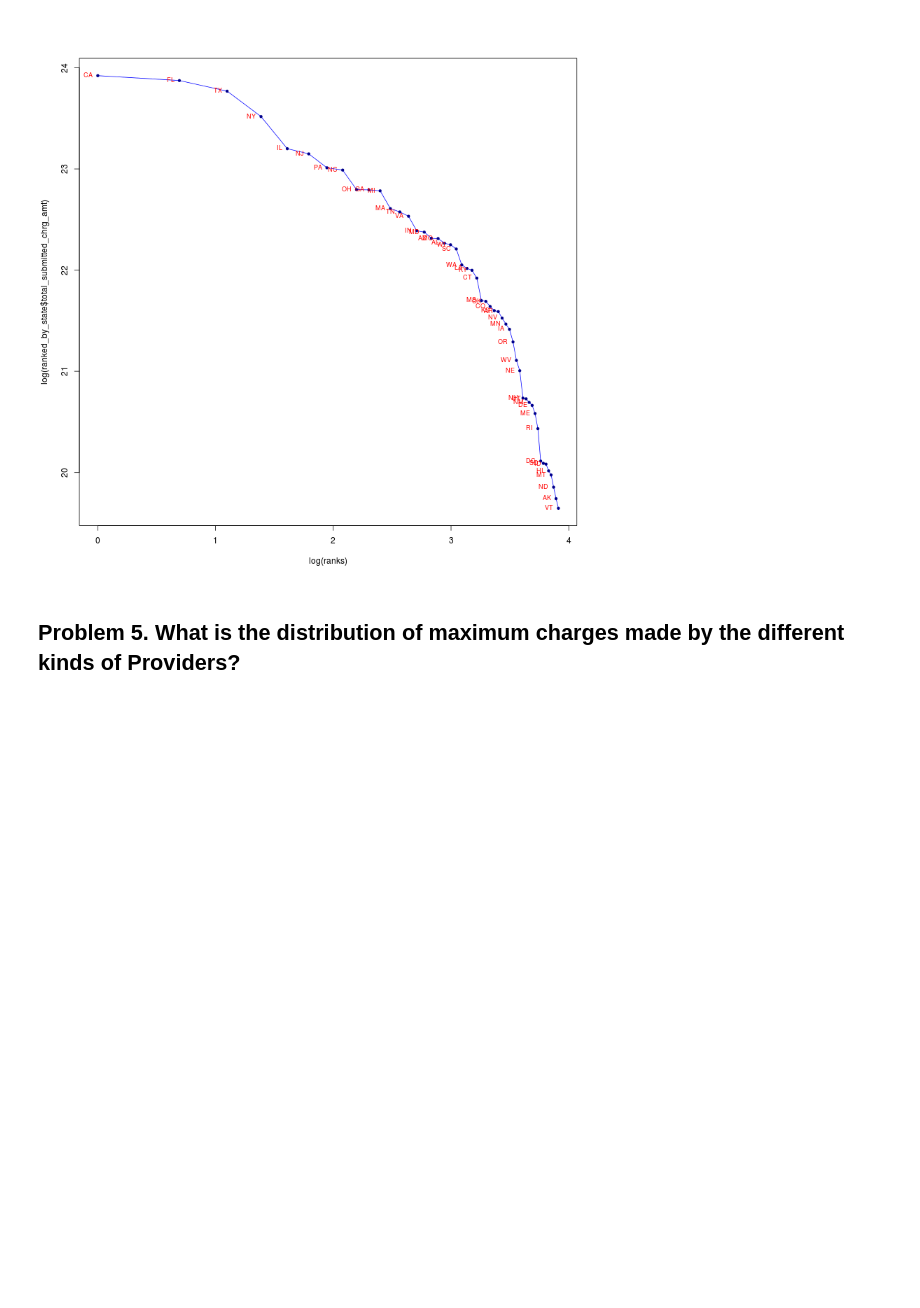
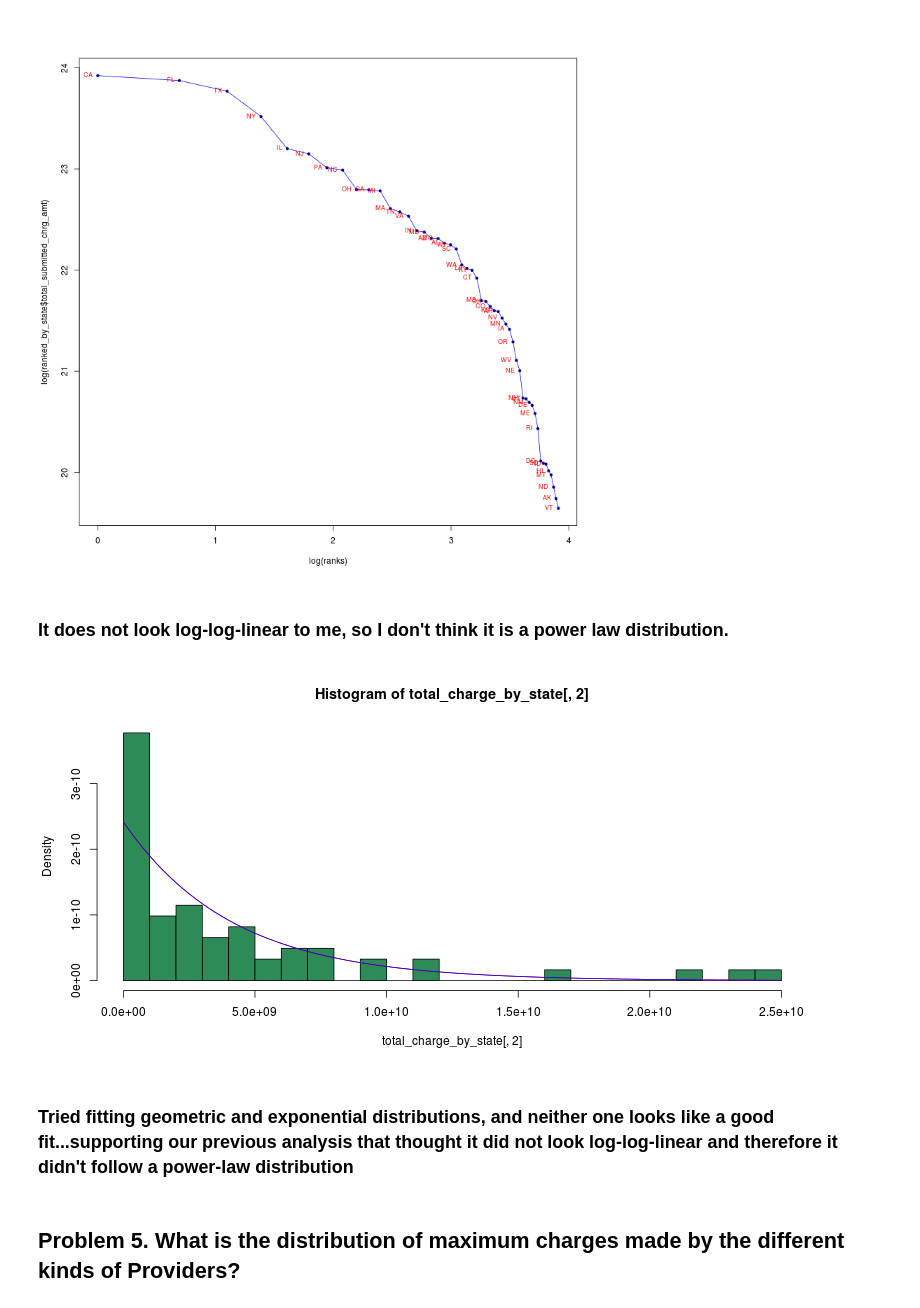
Before and after one commit to realmichaelzyy/cs249-2, a Jupyter notebook: hw1/MiniHW1.ipynb, the cells around one changed output. Drawn from its saved outputs; the diff is of its cells as text; code cells hidden in the pictures; blank space fills up the shorter version.

```diff
--- a/hw1/MiniHW1.ipynb
+++ b/hw1/MiniHW1.ipynb
@@ -304,6 +300,24 @@ text( log(ranks), log(ranked_by_state$total_submitted_chrg_amt),
 # %% [output]
 [figure]
 [figure]
+# %% [markdown]
+### It does not look log-log-linear to me, so I don't think it is a power law distribution.
+# %%
+%%R -w 800 -h 400
+
+total_charge_by_state = aggregate( total_submitted_chrg_amt  ~  nppes_provider_state,  data=MedicarePaymentData,  sum  )
+
+hist(total_charge_by_state[,2] , col="seagreen", breaks=20, prob=TRUE )
+
+params = fitdistr(total_charge_by_state[,2] ,"geometric")
+curve(dgeom(x,prob=params$estimate[1]),col="red",add=TRUE)
+
+params = fitdistr(total_charge_by_state[,2] ,"exponential")
+curve(dexp(x,rate=params$estimate[1]),col="blue",add=TRUE)
+# %% [output]
+[figure, added]
+# %% [markdown]
+### Tried fitting geometric and exponential distributions, and neither one looks like a good fit...supporting our previous analysis that thought it did not look log-log-linear and therefore it didn't follow a power-law distribution
 # %% [markdown]
 ## Problem 5.  What is the distribution of maximum charges made by the different kinds of Providers?
 # %%
```
Also changed, not shown: parts of 15 cells of this notebook.
